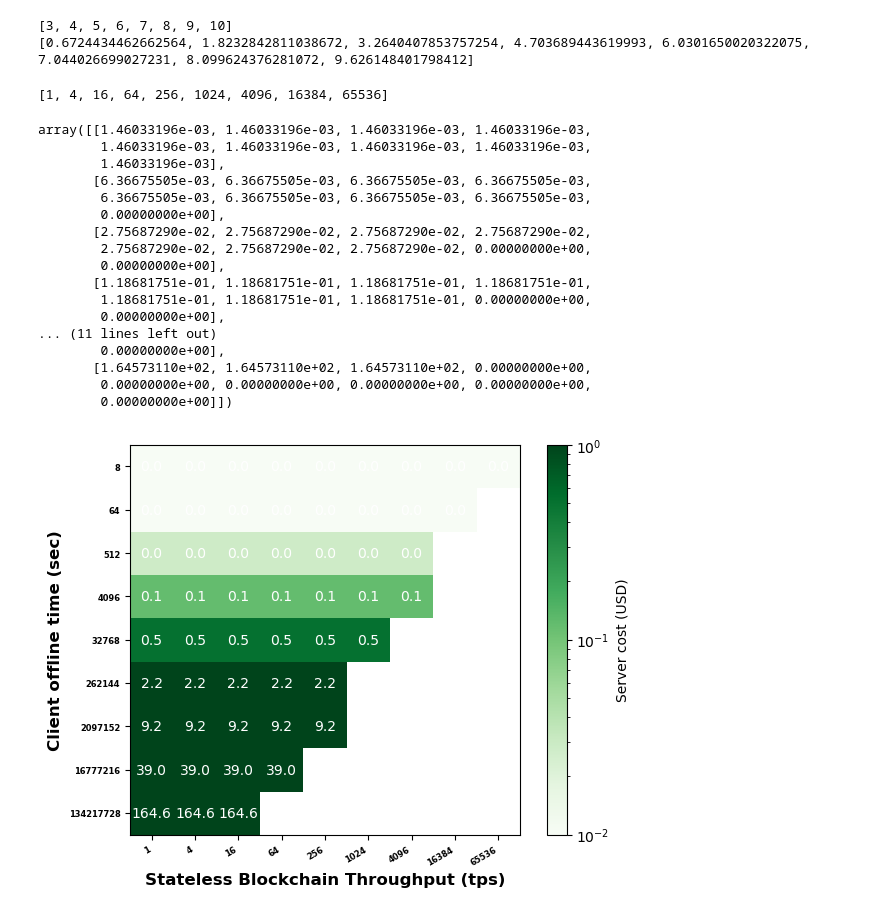
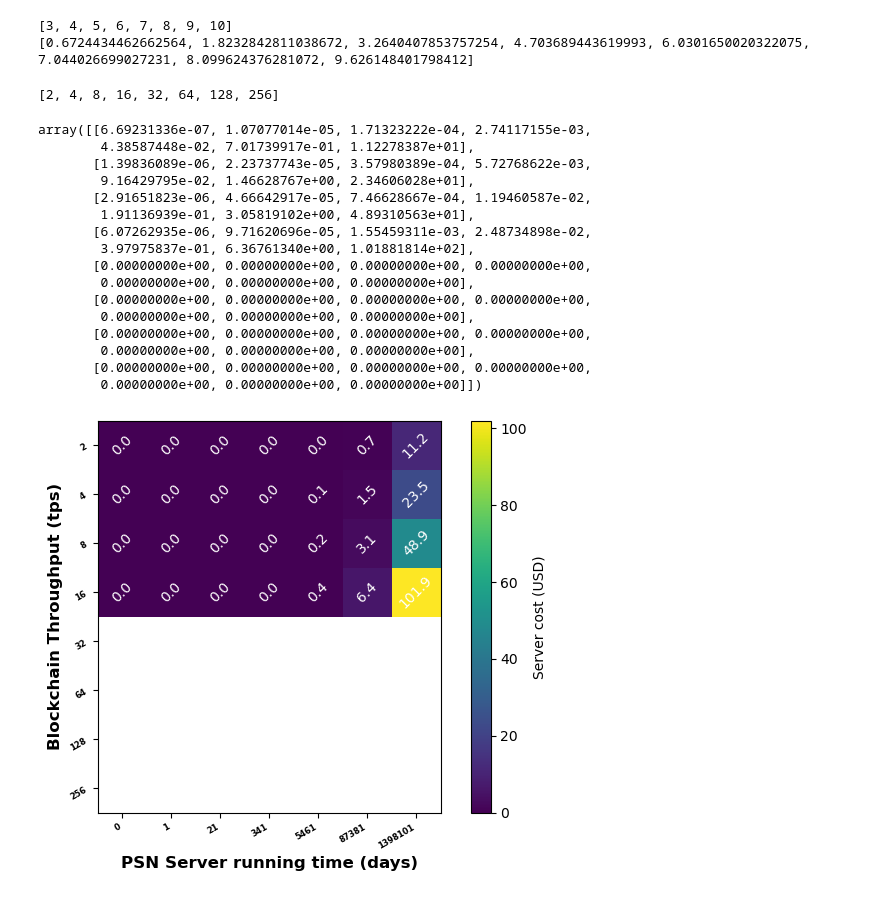
Before and after one commit to 0xSooki/privately-delegatable-accumulator-proofs, a Jupyter notebook: figures/case_study.ipynb, the cells around one changed output. Drawn from its saved outputs; the diff is of its cells as text; code cells hidden in the pictures.

Commit message:
Bilinear case study first iteration

```diff
--- a/figures/case_study.ipynb
+++ b/figures/case_study.ipynb
@@ -9,9 +10,9 @@ from matplotlib.colors import LogNorm
 # %%
 ## Transaction per second that we want to simulate
 ## We roughly both want to capture Bitcoin (7 tps), Ethereum's throguhput with L2s (100 tps roughly) and VISA/Mastercard (10k tps)
-tps = [2**i for i in range(0,17,2)]
+tps = [2**i for i in range(1,9)]
 ## Offline-time interval length (this is the offline period length that we can support)
-offline_time = [2**i for i in range(3,28,3)] ## in seconds
+server_time = [2**i for i in range(1,28,4)] ## in hours (the PSN server is running for this many hours to do its job)
 # %%
 ## Bitcoin's empirical coin age follows a power-law distribution
 ## See the data and measurements here: https://insights.glassnode.com/time-is-money-how-coin-age-shapes-bitcoins-spending-patterns/
@@ -19,8 +20,10 @@ offline_time = [2**i for i in range(3,28,3)] ## in seconds
 intercept = -1.4159
 slope = -0.9550
 ## To ease calculations let's just compute with the average of this distribution
-average_coin_age_days = 300 ## in days (this is a rough estimation given the empirical data above)
-average_coin_age_seconds = 25920000 ## in seconds
+average_coin_age_days = 162 ## in days (this is a rough estimation given the empirical data above)
+## median_coin_age_days = 40 //average 162
+average_coin_age_hours = average_coin_age_days*24
+average_coin_age_seconds = average_coin_age_hours*60*60 ## in seconds
 miliSecondsInHour = 3600000
 hoursInMonth = 731
 # %%
@@ -40,57 +43,63 @@ slope_runtimes = 1.0367
 # %%
 print(tps)
 # %% [output]
-[1, 4, 16, 64, 256, 1024, 4096, 16384, 65536]
+[2, 4, 8, 16, 32, 64, 128, 256]
 # %%
 ## Bilinear membership proof-delegation
 noOfThreads = 8 ## number of threads at the AWS server machine
 crs_length = 2**28 ## currently, this is the largest Powers-of-tau trusted setup that one could use in an application without relying on an entirely new trusted setup ceremony
-bilinear_upd_cost = np.zeros((len(tps),len(offline_time)))
+bilinear_upd_cost = np.zeros((len(tps),len(server_time)))
 for i in range(0,len(tps)):
-    for j in range(0,len(offline_time)):
-        if tps[i]*offline_time[j]<crs_length: ##otherwise, it would not even be possible to do the membership proof update
-            necessaryUpdatesPerCoin = average_coin_age_seconds*tps[i]
+    for j in range(0,len(server_time)):
+        ## for each coin, there were this many new coins added to the UTXO set meanwhile it had not been spent
+        necessaryUpdatesPerCoin = average_coin_age_seconds*tps[i]
+        if necessaryUpdatesPerCoin<crs_length: ##otherwise, it would not even be possible to do the membership proof update
             updates_per_threads = (tps[i]*(slope_runtimes*(math.log2(necessaryUpdatesPerCoin))+intercept_runtimes))/noOfThreads
+            ## the runtime above were given in miliseconds, thus we need to convert them to hour
             upd_cost_per_hour = updates_per_threads/miliSecondsInHour ## the workload can be done in parallel
-            bilinear_upd_cost[i,j]=(upd_cost_per_hour*tx3_large_cost_per_hour*hoursInMonth*12) ## let's assume the server is running for 1 year=12 months
+            bilinear_upd_cost[i,j]=(upd_cost_per_hour*tx3_large_cost_per_hour*server_time[j]) ## let's assume the server is running for 1 year=12 months
 bilinear_upd_cost
 # %% [output]
-array([[1.46033196e-03, 1.46033196e-03, 1.46033196e-03, 1.46033196e-03,
-        1.46033196e-03, 1.46033196e-03, 1.46033196e-03, 1.46033196e-03,
-        1.46033196e-03],
-       [6.36675505e-03, 6.36675505e-03, 6.36675505e-03, 6.36675505e-03,
-        6.36675505e-03, 6.36675505e-03, 6.36675505e-03, 6.36675505e-03,
-        0.00000000e+00],
-       [2.75687290e-02, 2.75687290e-02, 2.75687290e-02, 2.75687290e-02,
-        2.75687290e-02, 2.75687290e-02, 2.75687290e-02, 0.00000000e+00,
-        0.00000000e+00],
-       [1.18681751e-01, 1.18681751e-01, 1.18681751e-01, 1.18681751e-01,
-        1.18681751e-01, 1.18681751e-01, 1.18681751e-01, 0.00000000e+00,
-        0.00000000e+00],
-... (11 lines left out)
-        0.00000000e+00],
-       [1.64573110e+02, 1.64573110e+02, 1.64573110e+02, 0.00000000e+00,
-        0.00000000e+00, 0.00000000e+00, 0.00000000e+00, 0.00000000e+00,
-        0.00000000e+00]])
+array([[6.69231336e-07, 1.07077014e-05, 1.71323222e-04, 2.74117155e-03,
+        4.38587448e-02, 7.01739917e-01, 1.12278387e+01],
+       [1.39836089e-06, 2.23737743e-05, 3.57980389e-04, 5.72768622e-03,
+        9.16429795e-02, 1.46628767e+00, 2.34606028e+01],
+       [2.91651823e-06, 4.66642917e-05, 7.46628667e-04, 1.19460587e-02,
+        1.91136939e-01, 3.05819102e+00, 4.89310563e+01],
+       [6.07262935e-06, 9.71620696e-05, 1.55459311e-03, 2.48734898e-02,
+        3.97975837e-01, 6.36761340e+00, 1.01881814e+02],
+       [0.00000000e+00, 0.00000000e+00, 0.00000000e+00, 0.00000000e+00,
+        0.00000000e+00, 0.00000000e+00, 0.00000000e+00],
+       [0.00000000e+00, 0.00000000e+00, 0.00000000e+00, 0.00000000e+00,
+        0.00000000e+00, 0.00000000e+00, 0.00000000e+00],
+       [0.00000000e+00, 0.00000000e+00, 0.00000000e+00, 0.00000000e+00,
+        0.00000000e+00, 0.00000000e+00, 0.00000000e+00],
+       [0.00000000e+00, 0.00000000e+00, 0.00000000e+00, 0.00000000e+00,
+        0.00000000e+00, 0.00000000e+00, 0.00000000e+00]])
 # %%
 fig, ax = plt.subplots()
 
-im = ax.imshow(bilinear_upd_cost, cmap='Greens', interpolation='nearest',norm=LogNorm(vmin=0.01, vmax=1))
-plt.xlabel('Stateless Blockchain Throughput (tps)', fontweight='bold', color = 'black', fontsize='12', horizontalalignment='center')
-plt.xticks(range(0,len(tps)), tps, color='black', rotation=30, fontweight='bold', fontsize='6', horizontalalignment='right')
-plt.ylabel('Client offline time (sec)', fontweight='bold', color = 'black', fontsize='12', horizontalalignment='center')
-plt.yticks(range(0,len(offline_time)), offline_time, color='black', fontweight='bold', fontsize='6', horizontalalignment='right')
+cmap = plt.cm.viridis.copy()
+cmap.set_under('white')
+
+im = ax.imshow(bilinear_upd_cost, cmap=cmap,vmin=1e-9, vmax=bilinear_upd_cost.max())
+plt.ylabel('Blockchain Throughput (tps)', fontweight='bold', color = 'black', fontsize='12', horizontalalignment='center')
+plt.yticks(range(0,len(tps)), tps, color='black', rotation=30, fontweight='bold', fontsize='6', horizontalalignment='right')
+plt.xlabel('PSN Server running time (days)', fontweight='bold', color = 'black', fontsize='12', horizontalalignment='center')
+plt.xticks(range(0,len(server_time)), [round(i/24) for i in server_time], rotation=30, color='black', fontweight='bold', fontsize='6', horizontalalignment='right')
 
 # Loop over data dimensions and create text annotations.
 for i in range(len(tps)):
-    for j in range(len(offline_time)):
+    for j in range(len(server_time)):
         text = ax.text(j, i, round(bilinear_upd_cost[i, j],1),
-                       ha="center", va="center", color="w")
+                       ha="center", va="center", color="w",rotation=45)
 
-plt.colorbar(im,label="Server cost (USD)")
+cbar = plt.colorbar(im,label="Server cost (USD)")
+cbar.ax.tick_params(labelsize=10)
 fig.tight_layout()
+plt.savefig("./images/case_study_bilinear.pdf")
 plt.show()
 # %% [output]
-[figure, old version]
+[figure, new version]
 # %%
 ## RSA membership proof-delegation
```
Also changed, not shown: parts of 2 cells of this notebook, 1 other file.
